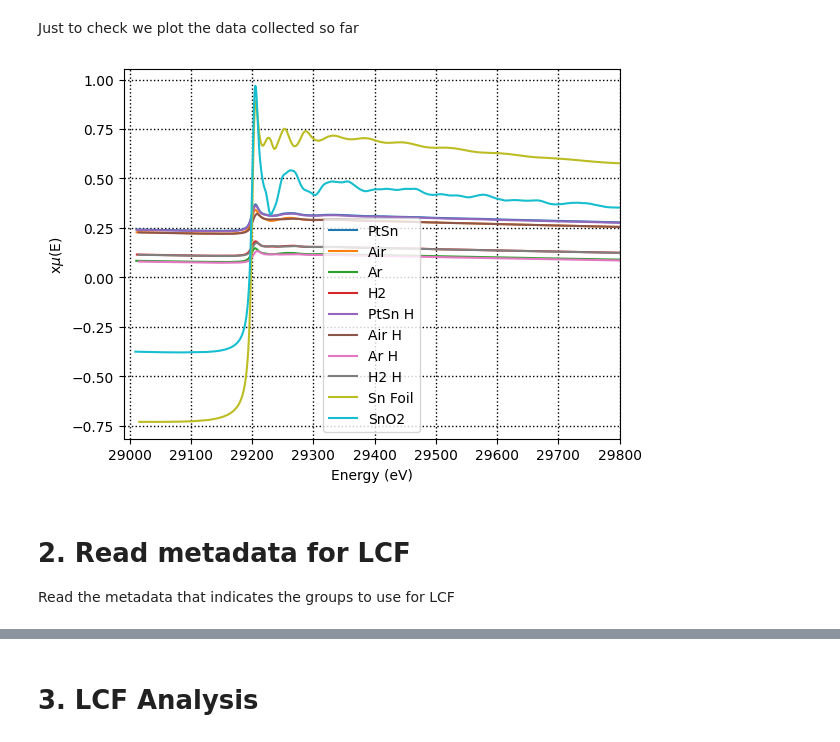
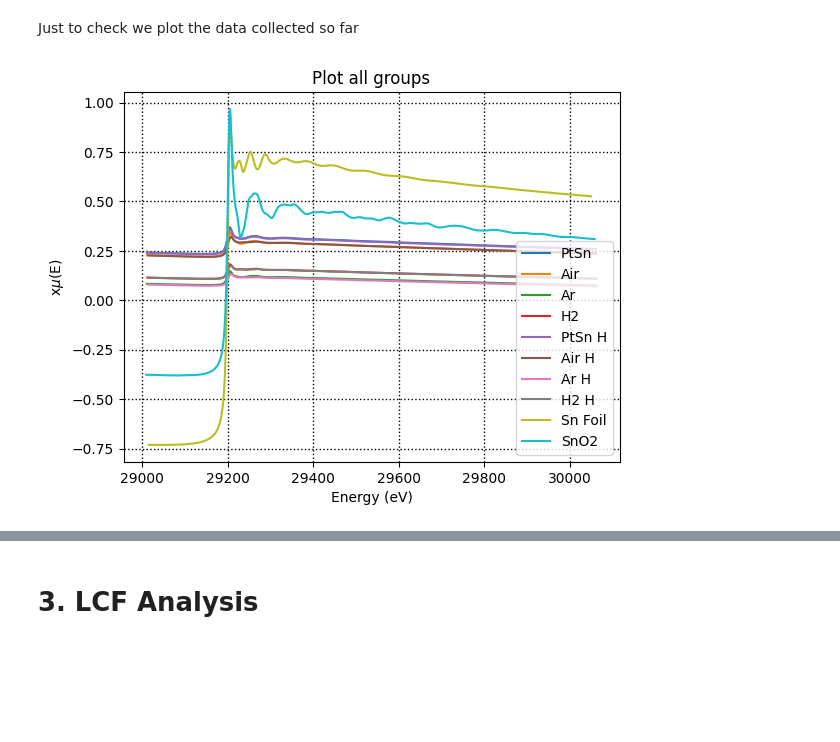
Before and after one commit to scman1/psdi_webinar, a Jupyter notebook: e03_LCF/LCF_Analysis.ipynb, the cells around one changed output, grey strips where cells are left out. Drawn from its saved outputs; the diff is of its cells as text; code cells hidden in the pictures; blank space fills up the shorter version.

```diff
--- a/e03_LCF/LCF_Analysis.ipynb
+++ b/e03_LCF/LCF_Analysis.ipynb
@@ -46,12 +46,20 @@ The process is divided in two steps. The first step entails reading the metadata
 ## 1.1 Data mappings
 Variables used for mapping processed data to results in paper. In this case these data are for figure 4A. The mappings are stored in a json file which was produced in the previous step named "PtSn_KEdge_XANES.json".
 # %%
-json_file = "../outputs/PtSn_KEdge/PtSn_KEdge_XANES.json"
+json_file = "./mappings_metadata.json"
 json_metadata = {}
 
 with open(json_file) as json_data:
     json_metadata = json.load(json_data)
 
 pprint.pprint(json_metadata)
+
+json_file = "operations_metadata.json"
+operations_data = {}
+print("*"*80)
+with open(json_file) as json_data:
+    operations_data = json.load(json_data)
+
+pprint.pprint(operations_data)
 # %% [output]
 {'data_file': 'Xray_data.zip',
@@ -78,32 +86,26 @@ The process below reads the data from the output file generated in the previous
 # %%
 snkedge_data={}
 
-# read all samples, merge and then normalise
-project_path = Path(json_metadata["data_mapping"]["data_path"])
+for a_set in json_metadata["data_mapping"]:
+    project_path = Path(a_set["data_path"])
+    for a_mapping in a_set["file_mappings"]:    # project file name
+        project_name = a_mapping['file_name']
+        # name assigned to the readings for processing and display
+        data_group =  a_mapping['group']
+        # the group names use underscores instead of spaces and periods
+        # in athena file
+        group_name =  a_mapping['group_name']
+        # read each group from the corresponding project file
+        athena_project = athenamgr.read_project(Path(project_path,project_name))
 
-for a_mapping in json_metadata["data_mapping"]["file_mappings"]:
-    # project file name
-    project_name = a_mapping['file_name']
-    # name assigned to the readings for processing and display
-    data_group =  a_mapping['group']
-    # the group names use underscores instead of spaces and periods
-    # in athena file
-    group_name =  a_mapping['group_name']
-    # read each group from the corresponding project file
-    athena_project = athenamgr.read_project(Path(project_path,project_name))
-
-    snkedge_data[data_group] = athenamgr.get_group(athena_project, group_name)
+        snkedge_data[data_group] = athenamgr.get_group(athena_project, group_name)
 # %% [markdown]
 Just to check we plot the data collected so far
 # %%
 for a_group in snkedge_data:
    plt = athenamgr.plot_mu(snkedge_data[a_group])
 
-plt.title("")
-plt.xlim([28990, 29800])
+plt.title("Plot all groups")
 plt.show()
 # %% [output]
-[figure, old version]
+[figure, new version]
-# %% [markdown]
-# 2. Read metadata for LCF
-Read the metadata that indicates the groups to use for LCF
```
Also changed, not shown: parts of 8 cells of this notebook, 4 other files.
